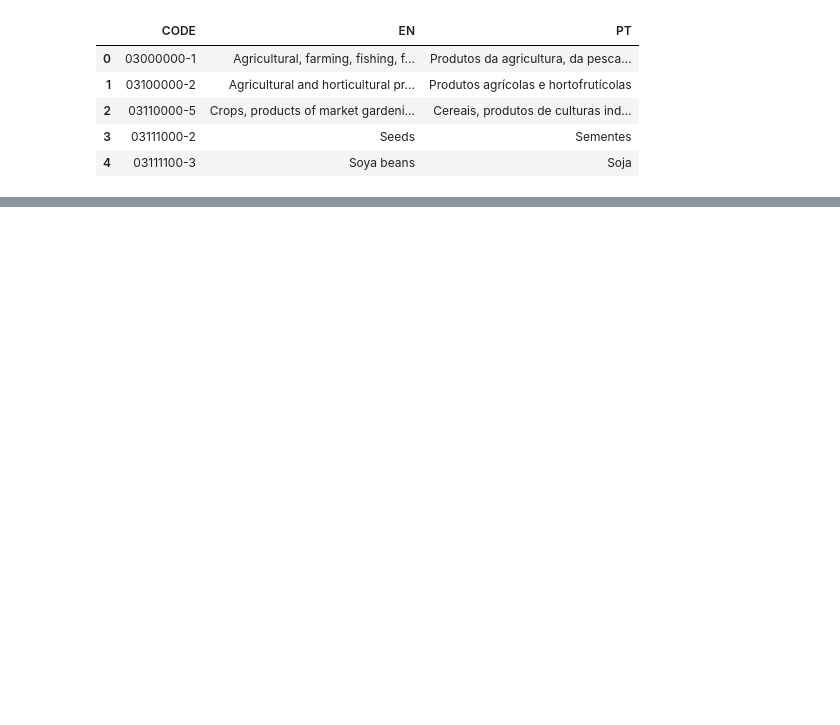
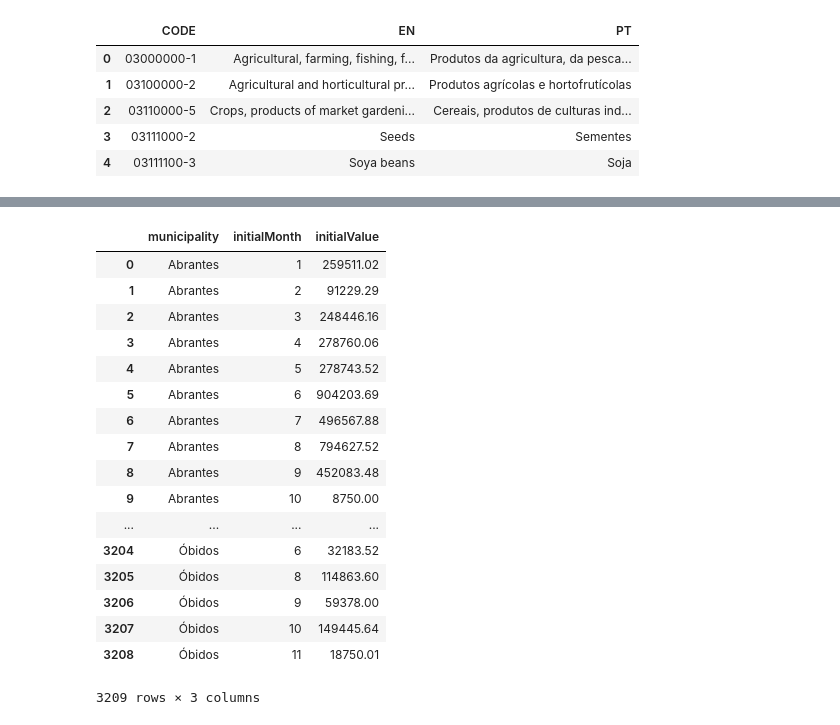
Before and after one commit to RodolfoLSS/Portuguese_Procurements, a Jupyter notebook: H7.20180088.ipynb, the cells around one changed output, grey strips where cells are left out. Drawn from its saved outputs; the diff is of its cells as text; code cells hidden in the pictures; blank space fills up the shorter version.

```diff
--- a/H7.20180088.ipynb
+++ b/H7.20180088.ipynb
@@ -93 +88,11 @@ proc['contracted'] = proc['contracted'].str.replace(r"\(.*\)","")
+# %%
+# Split CPV into description and code
+proc['CPV_description'] = proc['CPV'].str.split(',').str[1]
+proc['CPV_code'] = proc['CPV'].str.split(',').str[0]
+
+# Separate contracting and contracted into name and NIF of each one.
+proc['contracting_name'] = proc['contracting'].map(lambda x: str(x)[:-11])
+proc['contracting_nif'] = proc['contracting'].map(lambda x: str(x)[-11:])
+proc['contractor_name'] = proc['contractor'].map(lambda x: str(x)[:-11])
+proc['contractor_nif'] = proc['contractor'].map(lambda x: str(x)[-11:])
 # %%
@@ -101,0 +167,24 @@ proc.head()
+# %%
+expensesByCity = pd.DataFrame(municipalProc.groupby(['municipality'])['municipality','initialValue'].sum()).reset_index()
+monthlyExpenses = pd.DataFrame(municipalProc.groupby(['municipality','initialMonth'])['initialValue'].sum()).reset_index()
+
+monthlyExpenses
+# %% [output]
+|  | municipality | initialMonth | initialValue |
+| 0 | Abrantes | 1 | 259511.02 |
+| 1 | Abrantes | 2 | 91229.29 |
+| 2 | Abrantes | 3 | 248446.16 |
+| 3 | Abrantes | 4 | 278760.06 |
+| 4 | Abrantes | 5 | 278743.52 |
+| 5 | Abrantes | 6 | 904203.69 |
+| 6 | Abrantes | 7 | 496567.88 |
+| 7 | Abrantes | 8 | 794627.52 |
+| 8 | Abrantes | 9 | 452083.48 |
+| 9 | Abrantes | 10 | 8750.00 |
+| ... | ... | ... | ... |
+| 3204 | Óbidos | 6 | 32183.52 |
+| 3205 | Óbidos | 8 | 114863.60 |
+| 3206 | Óbidos | 9 | 59378.00 |
+| 3207 | Óbidos | 10 | 149445.64 |
+| 3208 | Óbidos | 11 | 18750.01 |
+3209 rows × 3 columns
```
Also changed, not shown: parts of 12 cells of this notebook.
